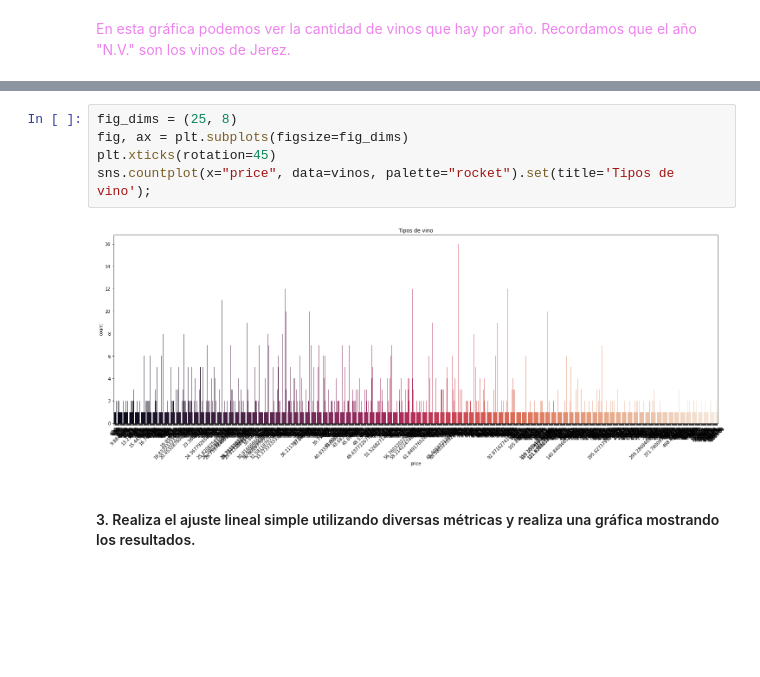
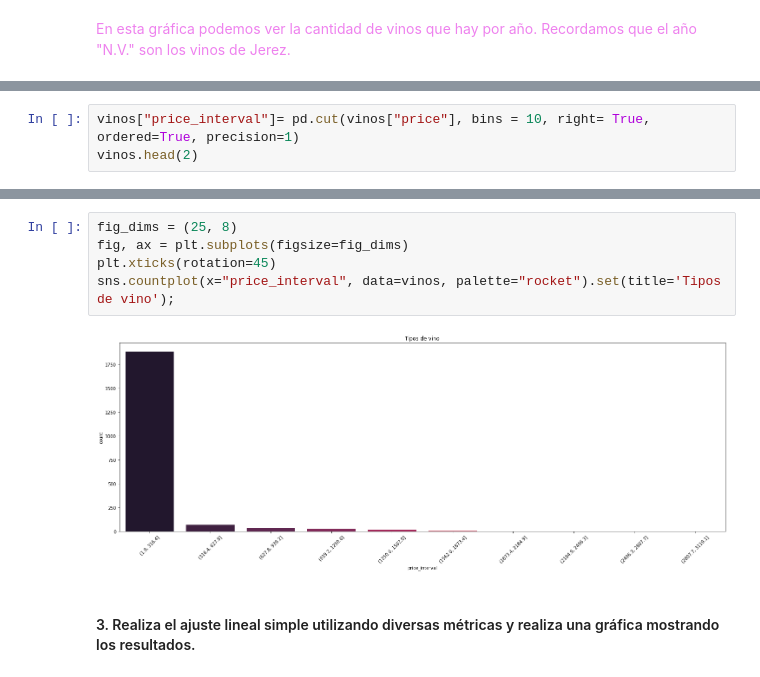
Before and after one commit to Adalab/DA-promo-A-module-3-pairprog-1-pair-3-Olivia-Laura, a Jupyter notebook: REGRESION/REGRESION_LINEAL_1/pair_regresion_lineal_1.ipynb, the cells around one changed output, grey strips where cells are left out. Cells and saved outputs as stored; diff of their text form; blank space fills up the shorter version.

```diff
--- a/REGRESION/REGRESION_LINEAL_1/pair_regresion_lineal_1.ipynb
+++ b/REGRESION/REGRESION_LINEAL_1/pair_regresion_lineal_1.ipynb
@@ -208,0 +281,3 @@ max(vinos['price'])
+# %%
+vinos["price_interval"]= pd.cut(vinos["price"], bins = 10, right= True, ordered=True, precision=1)
+vinos.head(2)
@@ -209,10 +288,10 @@ max(vinos['price'])
 # %%
 fig_dims = (25, 8)
 fig, ax = plt.subplots(figsize=fig_dims)
 plt.xticks(rotation=45)
-sns.countplot(x="price", data=vinos, palette="rocket").set(title='Tipos de vino');
+sns.countplot(x="price_interval", data=vinos, palette="rocket").set(title='Tipos de vino');
 # %% [output]
-[figure, old version]
+[figure, new version]
 # %% [markdown]
 #### 3. Realiza el ajuste lineal simple utilizando diversas métricas y realiza una gráfica mostrando los resultados.
 # %% [markdown]
```
Also changed, not shown: parts of 40 cells of this notebook.
